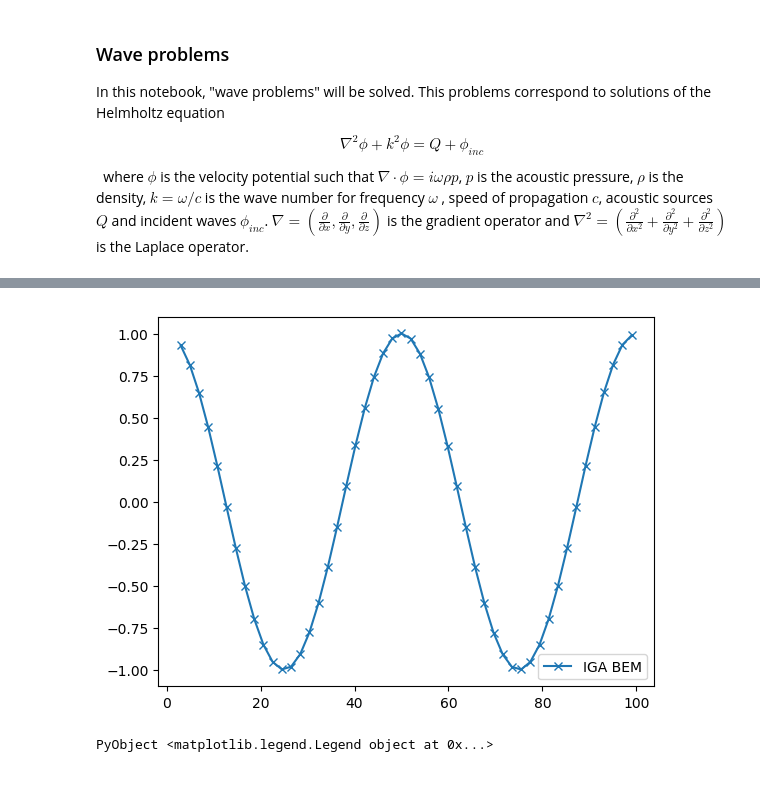
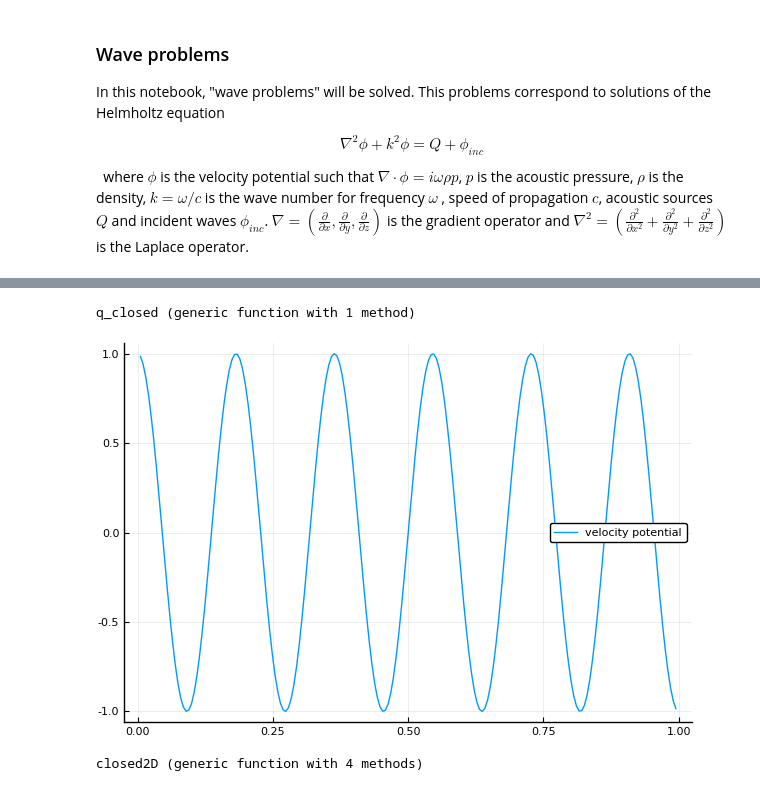
Before and after one commit to alvarocafe/BB, a Jupyter notebook: notebooks/BEM 2D - Helmholtz.ipynb, the cells around one changed output, grey strips where cells are left out. Drawn from its saved outputs; the diff is of its cells as text; code cells hidden in the pictures.

```diff
--- a/notebooks/BEM 2D - Helmholtz.ipynb
+++ b/notebooks/BEM 2D - Helmholtz.ipynb
@@ -223,8 +33,63 @@ PyObject <matplotlib.legend.Legend object at 0x...>
-# %%
-# Plot domain point solution and analytical solution
-nurbs2D.plot(PONTOS_int[:,2],phi_closed(PONTOS_int[:,2],n,L,c),label="Analytical solution, mode n=$(n), F = $(F_closed(n,L,c)/(2*pi)) Hz")
-nurbs2D.plot(PONTOS_int[:,2],real(phi_pint),marker="x",label="IGA BEM")
-nurbs2D.legend()
-# %% [output]
-[figure, removed]
-PyObject <matplotlib.legend.Legend object at 0x...>
+# %%
+#################### Test case 1-4 ####################
+### Acoustic tube
+# Consider a square acoustic domain in which the speed of
+#sound is approximately 344 [m/s] inside the domain and
+#there are two opposite walls which are rigid and two
+#open-ended, such that one of them is excited at a frequency
+# ω [rads], so that the wave number is k = ω/c, with
+#relative amplitude P = 1.
+### Analytical solution
+phi_closed(k,x) = cos.(k.*x);
+q_closed(k,x) = -k.*sin.(k.*x);
+# %% [output]
+q_closed (generic function with 1 method)
+# %%
+# Domain points
+PONTOS_dom1 = [];
+L = 1; npdom = 200;
+passo = L/(npdom+1);
+[append!(PONTOS_dom1,[i*passo L/2] for i=1:npdom)];
+PONTOS_dom = zeros(size(PONTOS_dom1,1),2);
+[PONTOS_dom[i,:] = PONTOS_dom1[i] for i = 1:size(PONTOS_dom1,1)];
+plot(PONTOS_dom[:,1],phi_closed(11*pi,PONTOS_dom[:,1]),label="velocity potential");
+# %% [output]
+[figure, added]
+# %%
+### BEM model
+function closed2D(ne=10,L=1,k=1)
+    ne=10;L=1;k=1
+    #L = 1; # length of the square
+    #k = 1; # wave number of the problem
+    #The points and segments which describe this geometry are
+    POINTS = [1 0 0
+	      2 L 0
+	      3 L L
+	      4 0 L];
+    SEGMENTS = [1 1 2 0
+	        2 2 3 0
+	        3 3 4 0
+	        4 4 1 0];
+    # Each segment will be meshed by ne elements
+    #ne = 100;
+    MESH = [1 ne
+	    2 ne
+	    3 ne
+	    4 ne];
+    PONTOS_dom = [1 L/2 L/2]
+    fc = [0 0 0]
+   BCSeg = [1 1 0
+	     2 0 1
+	     3 1 0
+	     4 1 1];
+    NOS_GEO,NOS,ELEM,CDC,normal = const2D.format_dad(POINTS,SEGMENTS,MESH,BCSeg)
+    nnos = size(NOS,1)  # Number of physical nodes, same as elements when using constant elements
+    info = [NOS_GEO,NOS,ELEM,CDC]
+    t = @elapsed phi, q, phi_dom, phi_dom = const2D.solve(info,PONTOS_dom,fc,BCSeg,k)
+    # Conventional method with approximated influence matrices
+    NOS_GEO,NOS,ELEM,CDC,normal = const2D.format_dad(POINTS,SEGMENTS,MESH,BCSeg)
+    nnos = size(NOS,1)  # Number of physical nodes, same as elements when using constant elements
+    return norm(phi_dom-phi_closed(k,PONTOS_dom[1,2]))
+end
+# %% [output]
+closed2D (generic function with 4 methods)
```
Also changed, not shown: parts of 30 cells of this notebook, 2 other files.
